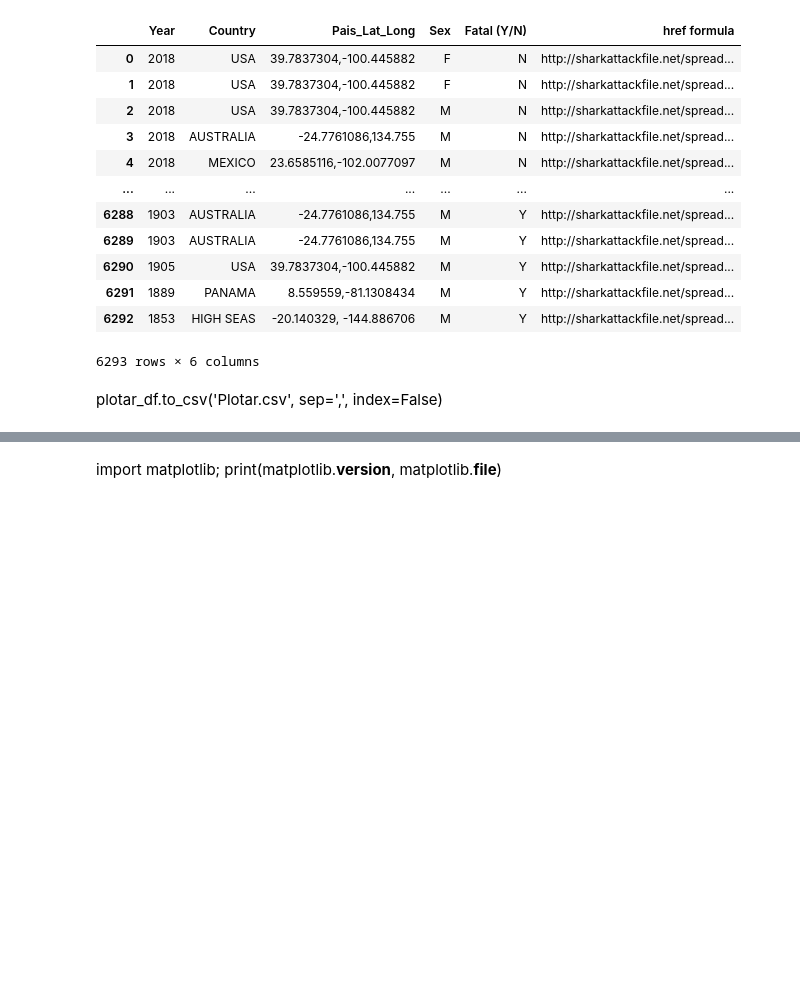
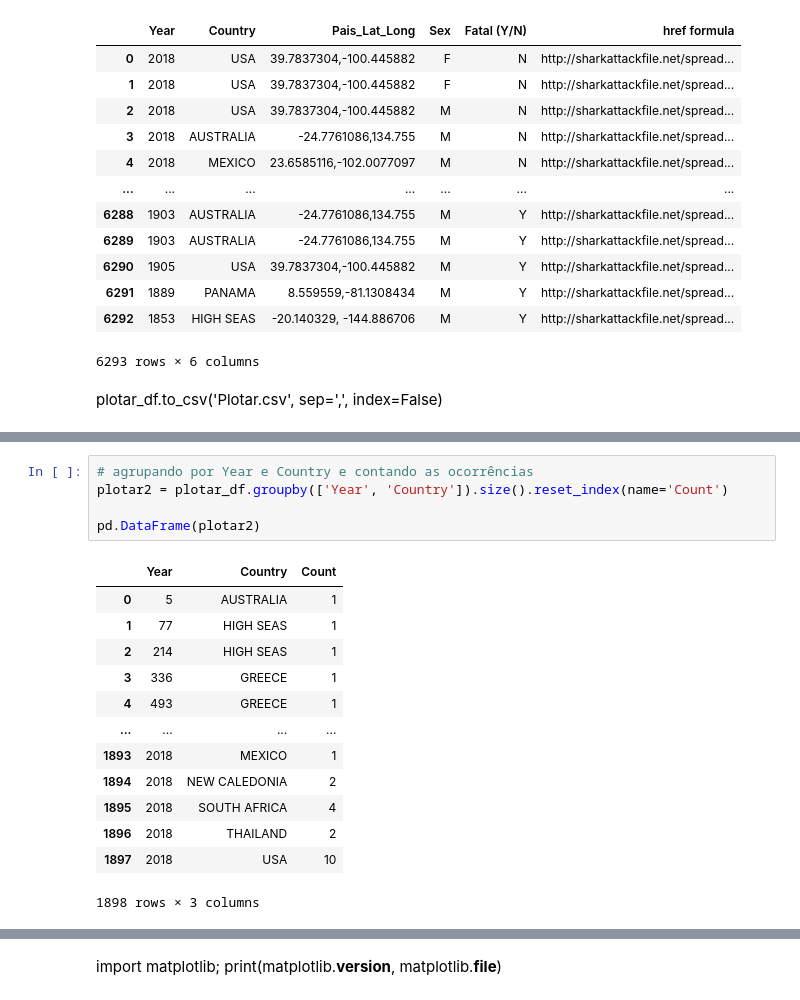
Before and after one commit to carlosferreirareis/Shark-Attack, a Jupyter notebook: Shark_Attack.ipynb, the cells around one changed output, grey strips where cells are left out. Cells and saved outputs as stored; diff of their text form; blank space fills up the shorter version.

Commit message:
Atualizacao informacoes para plotar mapa

```diff
--- a/Shark_Attack.ipynb
+++ b/Shark_Attack.ipynb
@@ -818,0 +835,19 @@ plotar_df.to_csv('Plotar.csv', sep=',', index=False)
+# %%
+# agrupando por Year e Country e contando as ocorrências
+plotar2 = plotar_df.groupby(['Year', 'Country']).size().reset_index(name='Count')
+
+pd.DataFrame(plotar2)
+# %% [output]
+|  | Year | Country | Count |
+| 0 | 5 | AUSTRALIA | 1 |
+| 1 | 77 | HIGH SEAS | 1 |
+| 2 | 214 | HIGH SEAS | 1 |
+| 3 | 336 | GREECE | 1 |
+| 4 | 493 | GREECE | 1 |
+| ... | ... | ... | ... |
+| 1893 | 2018 | MEXICO | 1 |
+| 1894 | 2018 | NEW CALEDONIA | 2 |
+| 1895 | 2018 | SOUTH AFRICA | 4 |
+| 1896 | 2018 | THAILAND | 2 |
+| 1897 | 2018 | USA | 10 |
+1898 rows × 3 columns
```
Also changed, not shown: parts of 5 cells of this notebook, 1 other file.
